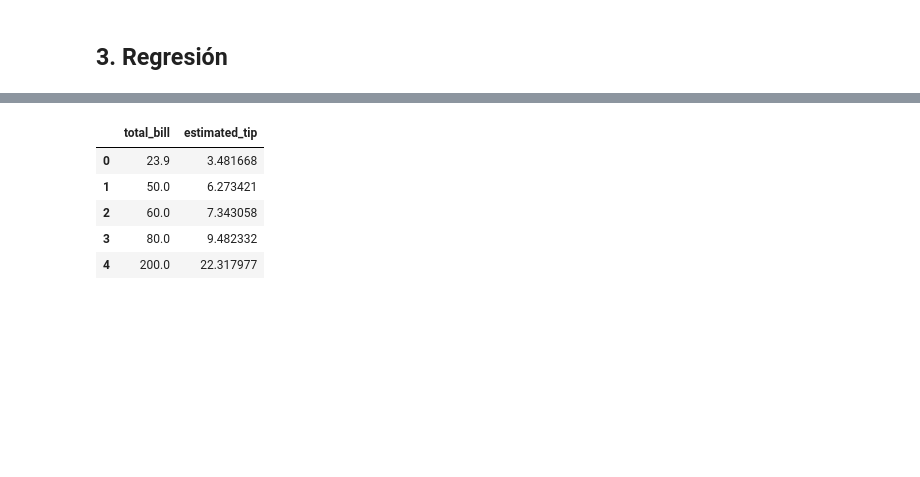
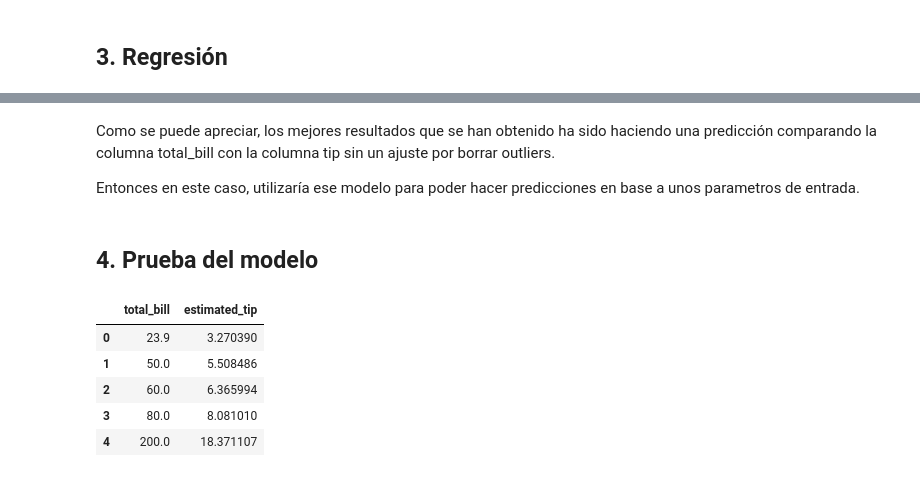
Before and after one commit to MartinMansoDEV/tips-regression, a Jupyter notebook: tips.ipynb, the cells around one changed output, grey strips where cells are left out. Drawn from its saved outputs; the diff is of its cells as text; code cells hidden in the pictures; blank space fills up the shorter version.

```diff
--- a/tips.ipynb
+++ b/tips.ipynb
@@ -40,6 +38,9 @@ También, con un primer análisis, con la función `df.isnull().values.any()` se
 # %%
+## Tratamiento de los datos:
 ## Se añaden dos columnas más para poder analizar si guarda relación con otras columnas
-df['day_num'] = df['day'].apply(lambda x: ["Mon", "Tue", "Wen", "Thur", "Fri", "Sat", "Sun"].index(x))
-df['time_num'] = df['time'].apply(lambda x: ["Dinner", "Lunch"].index(x))
+df['day_int'] = df['day'].apply(lambda x: ["Mon", "Tue", "Wen", "Thur", "Fri", "Sat", "Sun"].index(x))
+df['time_int'] = df['time'].apply(lambda x: ["Lunch", "Dinner"].index(x))
+df['datetime'] = df['day_int'] + (df['time_int'] / 10)
+df2=df.dropna(axis=1) ## Borra las columnas que tiene algún valor nulo
 df
 # %% [output]
@@ -145,0 +187,8 @@ RMSE: 0.7541977545199625
+# %%
+simple_model = make_prediction(
+    model_name="Regresión Simple (total_bill vs tip)",
+    df=df,
+    x_columns=['total_bill'],
+    y_column='tip',
+    delete_outliers=True
+)
@@ -146,14 +259,19 @@ RMSE: 0.7541977545199625
+# %% [markdown]
+Como se puede apreciar, los mejores resultados que se han obtenido ha sido haciendo una predicción comparando la columna total_bill con la columna tip sin un ajuste por borrar outliers.
+
+Entonces en este caso, utilizaría ese modelo para poder hacer predicciones en base a unos parametros de entrada.
+# %% [markdown]
+## 4. Prueba del modelo
 # %%
 custom_data = pd.DataFrame({'total_bill': [23.9, 50, 60, 80, 200]})
-y_new = model.predict(custom_data)
-
+y_new = simple_model.predict(custom_data)
 custom_data['estimated_tip'] = y_new
 
 custom_data
 # %% [output]
 |  | total_bill | estimated_tip |
-| 0 | 23.9 | 3.481668 |
-| 1 | 50.0 | 6.273421 |
-| 2 | 60.0 | 7.343058 |
-| 3 | 80.0 | 9.482332 |
-| 4 | 200.0 | 22.317977 |
+| 0 | 23.9 | 3.270390 |
+| 1 | 50.0 | 5.508486 |
+| 2 | 60.0 | 6.365994 |
+| 3 | 80.0 | 8.081010 |
+| 4 | 200.0 | 18.371107 |
```
Also changed, not shown: parts of 23 cells of this notebook.
